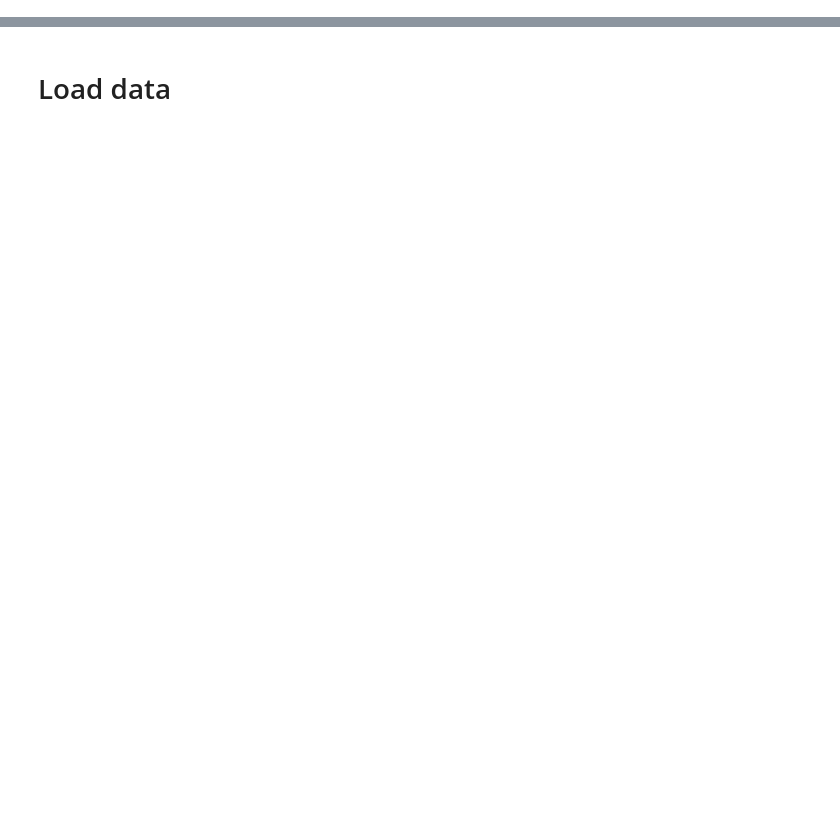
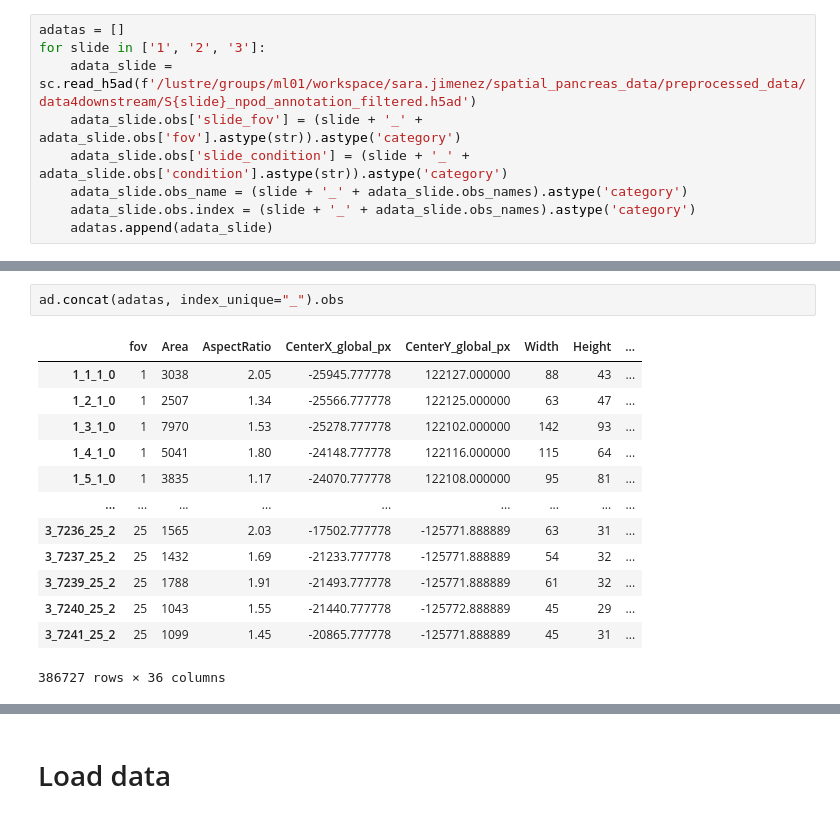
Before and after one commit to theislab/interscale, a Jupyter notebook: docs/notebooks/data/spatial_pancreas.ipynb, the cells around one changed output, grey strips where cells are left out. Saved outputs shown, nothing was run; the diff lists cells and outputs as text; blank space fills up the shorter version.

```diff
--- a/docs/notebooks/data/spatial_pancreas.ipynb
+++ b/docs/notebooks/data/spatial_pancreas.ipynb
@@ -15,0 +18,9 @@ PosixPath('/lustre/groups/ml01/projects/2024_spatial_long_range_GT_francesca.dru
+# %%
+adatas = []
+for slide in ['1', '2', '3']:
+    adata_slide = sc.read_h5ad(f'/lustre/groups/ml01/workspace/sara.jimenez/spatial_pancreas_data/preprocessed_data/data4downstream/S{slide}_npod_annotation_filtered.h5ad')
+    adata_slide.obs['slide_fov'] = (slide + '_' + adata_slide.obs['fov'].astype(str)).astype('category')
+    adata_slide.obs['slide_condition'] = (slide + '_' + adata_slide.obs['condition'].astype(str)).astype('category')
+    adata_slide.obs_name = (slide + '_' + adata_slide.obs_names).astype('category')
+    adata_slide.obs.index = (slide + '_' + adata_slide.obs_names).astype('category')
+    adatas.append(adata_slide)
@@ -15,0 +45,16 @@ PosixPath('/lustre/groups/ml01/projects/2024_spatial_long_range_GT_francesca.dru
+# %%
+ad.concat(adatas, index_unique="_").obs
+# %% [output]
+|  | fov | Area | AspectRatio | CenterX_global_px | CenterY_global_px | Width | Height | ... |
+| 1_1_1_0 | 1 | 3038 | 2.05 | -25945.777778 | 122127.000000 | 88 | 43 | ... |
+| 1_2_1_0 | 1 | 2507 | 1.34 | -25566.777778 | 122125.000000 | 63 | 47 | ... |
+| 1_3_1_0 | 1 | 7970 | 1.53 | -25278.777778 | 122102.000000 | 142 | 93 | ... |
+| 1_4_1_0 | 1 | 5041 | 1.80 | -24148.777778 | 122116.000000 | 115 | 64 | ... |
+| 1_5_1_0 | 1 | 3835 | 1.17 | -24070.777778 | 122108.000000 | 95 | 81 | ... |
+| ... | ... | ... | ... | ... | ... | ... | ... | ... |
+| 3_7236_25_2 | 25 | 1565 | 2.03 | -17502.777778 | -125771.888889 | 63 | 31 | ... |
+| 3_7237_25_2 | 25 | 1432 | 1.69 | -21233.777778 | -125771.888889 | 54 | 32 | ... |
+| 3_7239_25_2 | 25 | 1788 | 1.91 | -21493.777778 | -125771.888889 | 61 | 32 | ... |
+| 3_7240_25_2 | 25 | 1043 | 1.55 | -21440.777778 | -125772.888889 | 45 | 29 | ... |
+| 3_7241_25_2 | 25 | 1099 | 1.45 | -20865.777778 | -125771.888889 | 45 | 31 | ... |
+386727 rows × 36 columns
```
Also changed, not shown: parts of 61 cells of this notebook, 19 other files.
